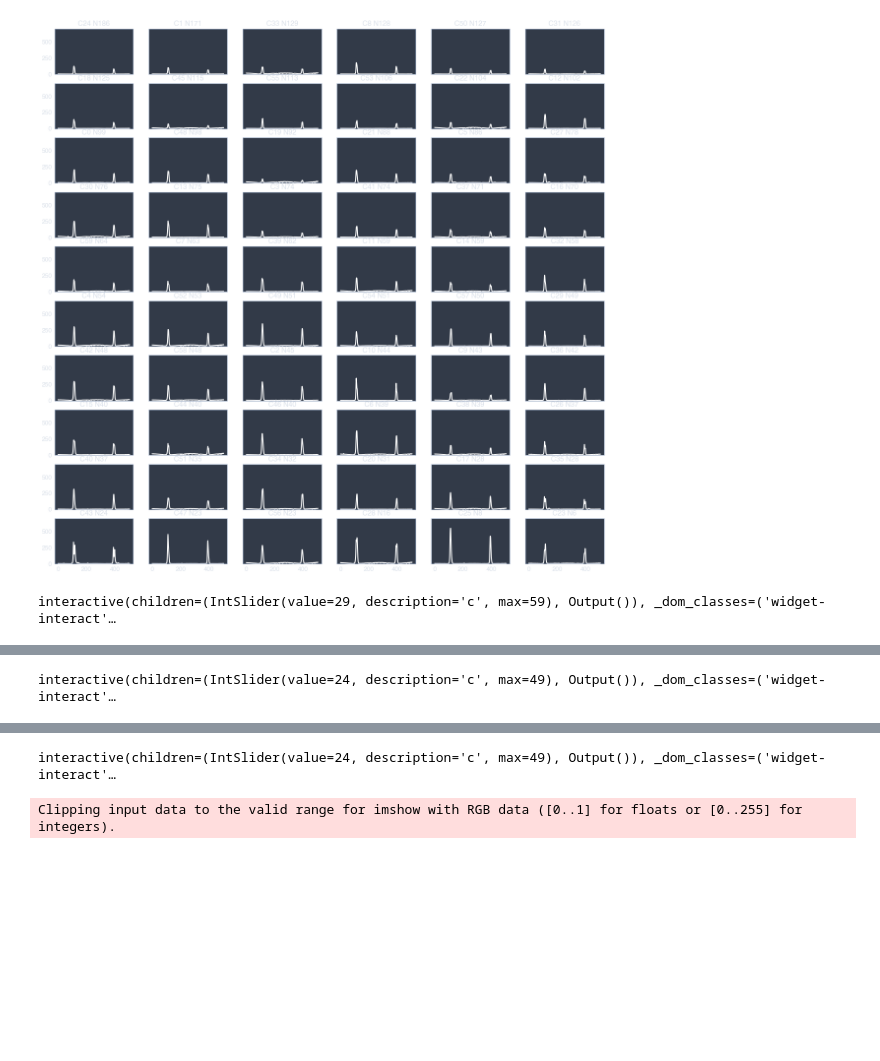
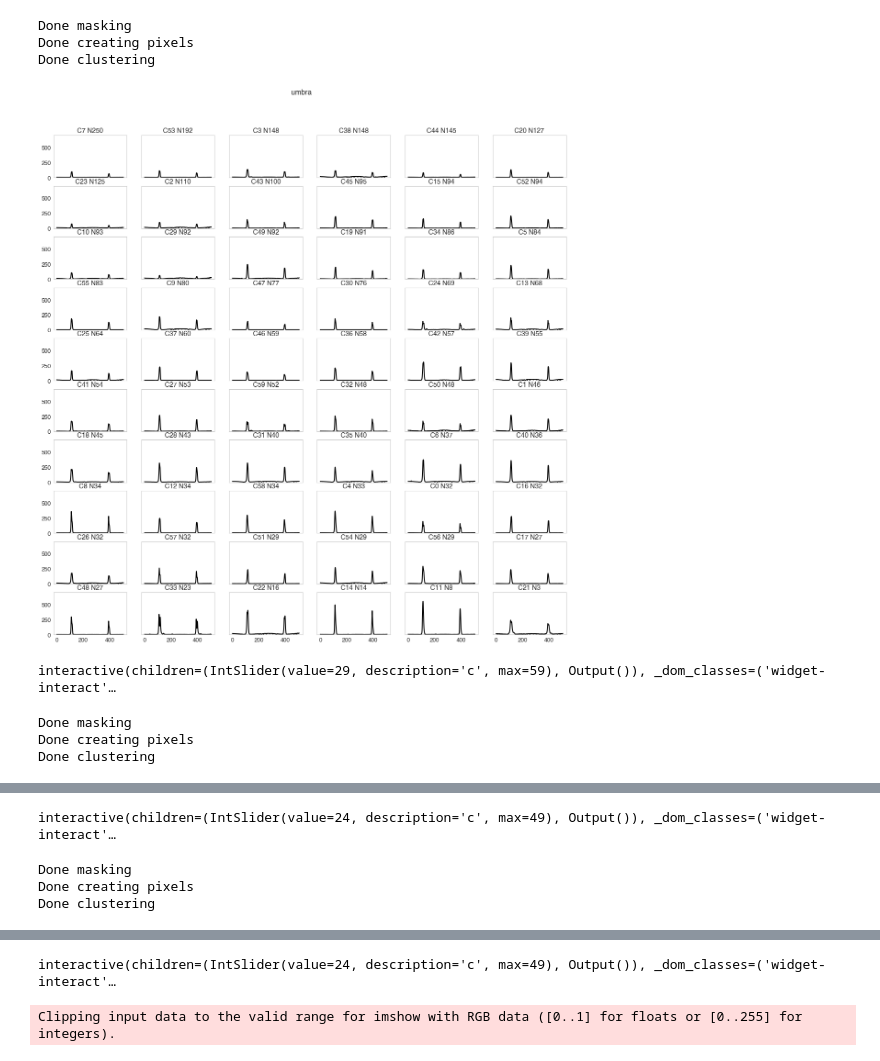
Before and after one commit to 13Ducks/LMSAL, a Jupyter notebook: find_sunspots.ipynb, the cells around one changed output, grey strips where cells are left out. Saved outputs shown, nothing was run; the diff lists cells and outputs as text; code cells hidden in the pictures; blank space fills up the shorter version.

Commit message:
saving images with titles

```diff
--- a/find_sunspots.ipynb
+++ b/find_sunspots.ipynb
@@ -106,21 +127,24 @@ def sort_clusters_by_size(y_km, num_clusters):
     return sorted_counts
 # %%
 def graph_all_clusters(km, y_km, pixels, sorted_counts, num_clusters,
-                       overlay_all=False, ylim=None):
-    # TODO: fix this subplot creation
+                       overlay_all=False, ylim=None, filename=None):
     f, axes = plt.subplots(10, num_clusters//10, sharey=True, sharex=True, figsize=(20,20))
     axes = np.ravel(axes)
     for i in range(num_clusters):
         if overlay_all:
-            print(i, end=" ")
+            print(i, end=' ')
             for p in pixels[y_km==i]:
-                axes[i].plot(p, c="b", alpha=0.2)
+                axes[i].plot(p, c='blue', alpha=0.2)
 
-        axes[i].plot(km.cluster_centers_[sorted_counts[i][0]], c="white", lw=2)
-        axes[i].set_title("C{} N{}".format(sorted_counts[i][0], sorted_counts[i][1]))
+        axes[i].plot(km.cluster_centers_[sorted_counts[i][0]], c='black', lw=2)
+        axes[i].set_title('C{} N{}'.format(sorted_counts[i][0], sorted_counts[i][1]))
 
         if ylim:
             axes[i].set_ylim(ylim)
+
+    if filename:
+        plt.suptitle(filename[:-4], y=0.95)
+        plt.savefig(filename)
 # %%
 def interactive_cluster_slider(y_km, km, pixels_loc, masked_image, num_clusters):
     @interact(c=(0, num_clusters-1))
@@ -137,13 +161,16 @@ def interactive_cluster_slider(y_km, km, pixels_loc, masked_image, num_clusters)
 
         axes[1].plot(km.cluster_centers_[c])
 # %%
-def run_clustering(w, num_clusters):
+def run_clustering(w, num_clusters, filename):
     masked_image = clean_image(w)
+    print('Done masking')
     pixels, pixels_loc = create_pixels(masked_image)
+    print('Done creating pixels')
     km, y_km = cluster(pixels, num_clusters)
+    print('Done clustering')
     # elbow_kmeans(pixels, num_clusters)
     sorted_counts = sort_clusters_by_size(y_km, num_clusters)
-    graph_all_clusters(km, y_km, pixels, sorted_counts, num_clusters, ylim=(0,700))
+    graph_all_clusters(km, y_km, pixels, sorted_counts, num_clusters, ylim=(0,700), filename=filename)
     interactive_cluster_slider(y_km, km, pixels_loc, masked_image, num_clusters)
 
     return masked_image
@@ -170,30 +177,37 @@ def create_pixels(masked_image):
 # %%
 a = data[:, :, best]
 i = np.unravel_index(a[a>0].argmax(), a.shape)
 m = a[i[0],i[1]]
 # umbra
 mask_umbra = a < (m * 0.2)
 # penumbra
 mask_penumbra = (a > (m * 0.2)) & (a < (m * 0.4))
 # quiet
 mask_quiet = a > m * 0.4
 cluster_counts = [60, 50, 50]
 colors = [(0, 0, 255), (0, 255, 0), (255, 0, 0)]
+filenames = ['umbra', 'penumbra', 'quiet']
 
 blank_image = np.zeros(shape=[*a.shape, 3], dtype=np.float32)
 
 for i, m in enumerate([mask_umbra, mask_penumbra, mask_quiet]):
     w = np.where(m, a, 0)
-    mask = run_clustering(w, cluster_counts[i])
+    mask = run_clustering(w, cluster_counts[i], filenames[i]+'.png')
     rgb = cv2.cvtColor(mask,cv2.COLOR_GRAY2RGB)
     rgb[mask > 0] = colors[i]
     blank_image = cv2.bitwise_or(blank_image, rgb)
 
 f, axes = plt.subplots(1, 2, figsize=(10,10))
 axes[0].imshow(blank_image)
 implot = axes[1].imshow(data[:, :, best], cmap=r.cmap)
 implot.set_clim([0, 50])
-plt.show()
+plt.savefig('segmented.png')
 # %% [output]
+Done masking
+Done creating pixels
+Done clustering
-[figure, old version]
+[figure, new version]
-interactive(children=(IntSlider(value=29, description='c', max=59), Output()), _dom_classes=('widget-interact'…
+interactive(children=(IntSlider(value=29, description='c', max=59), Output()), _dom_classes=('widget-interact'…
+Done masking
+Done creating pixels
+Done clustering
@@ -201 +215,4 @@ interactive(children=(IntSlider(value=29, description='c', max=59), Output()), _
-interactive(children=(IntSlider(value=24, description='c', max=49), Output()), _dom_classes=('widget-interact'…
+interactive(children=(IntSlider(value=24, description='c', max=49), Output()), _dom_classes=('widget-interact'…
+Done masking
+Done creating pixels
+Done clustering
@@ -203,2 +220,2 @@ interactive(children=(IntSlider(value=24, description='c', max=49), Output()), _
-interactive(children=(IntSlider(value=24, description='c', max=49), Output()), _dom_classes=('widget-interact'…
-Clipping input data to the valid range for imshow with RGB data ([0..1] for floats or [0..255] for integers).
+interactive(children=(IntSlider(value=24, description='c', max=49), Output()), _dom_classes=('widget-interact'…
+Clipping input data to the valid range for imshow with RGB data ([0..1] for floats or [0..255] for integers).
```
Also changed, not shown: parts of 9 cells of this notebook.
